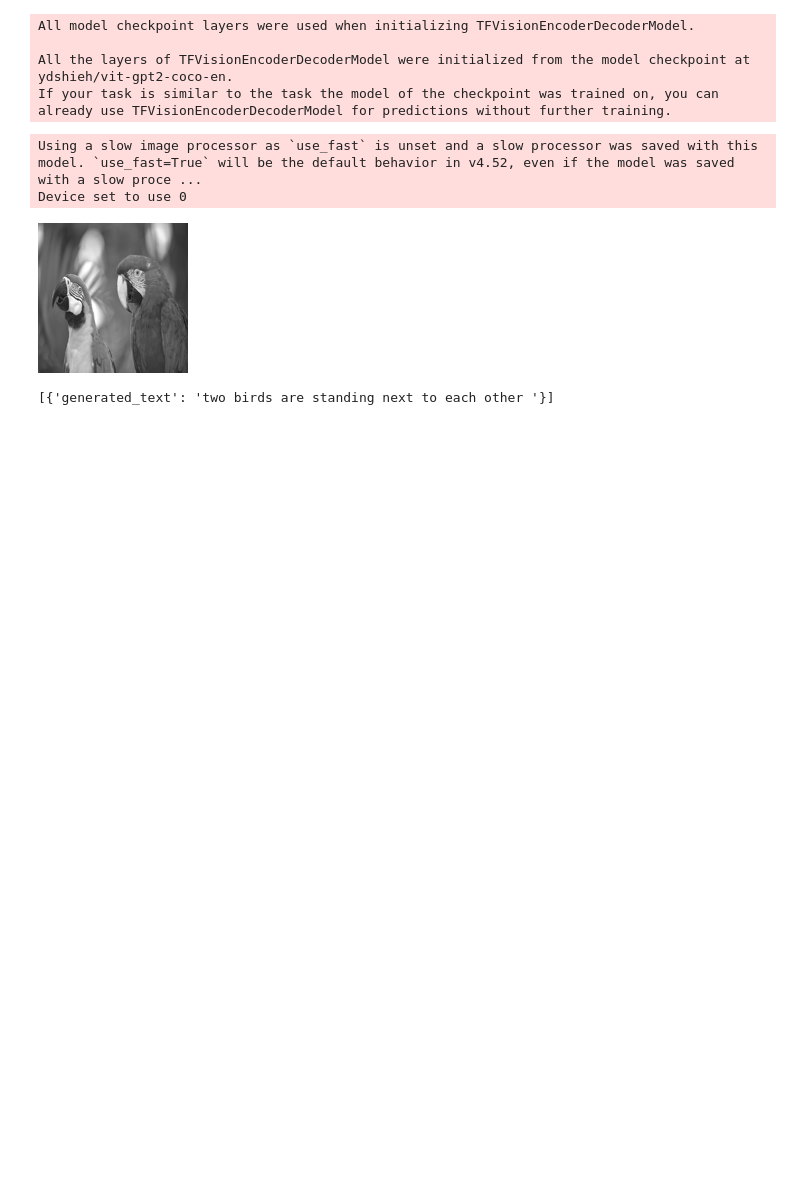
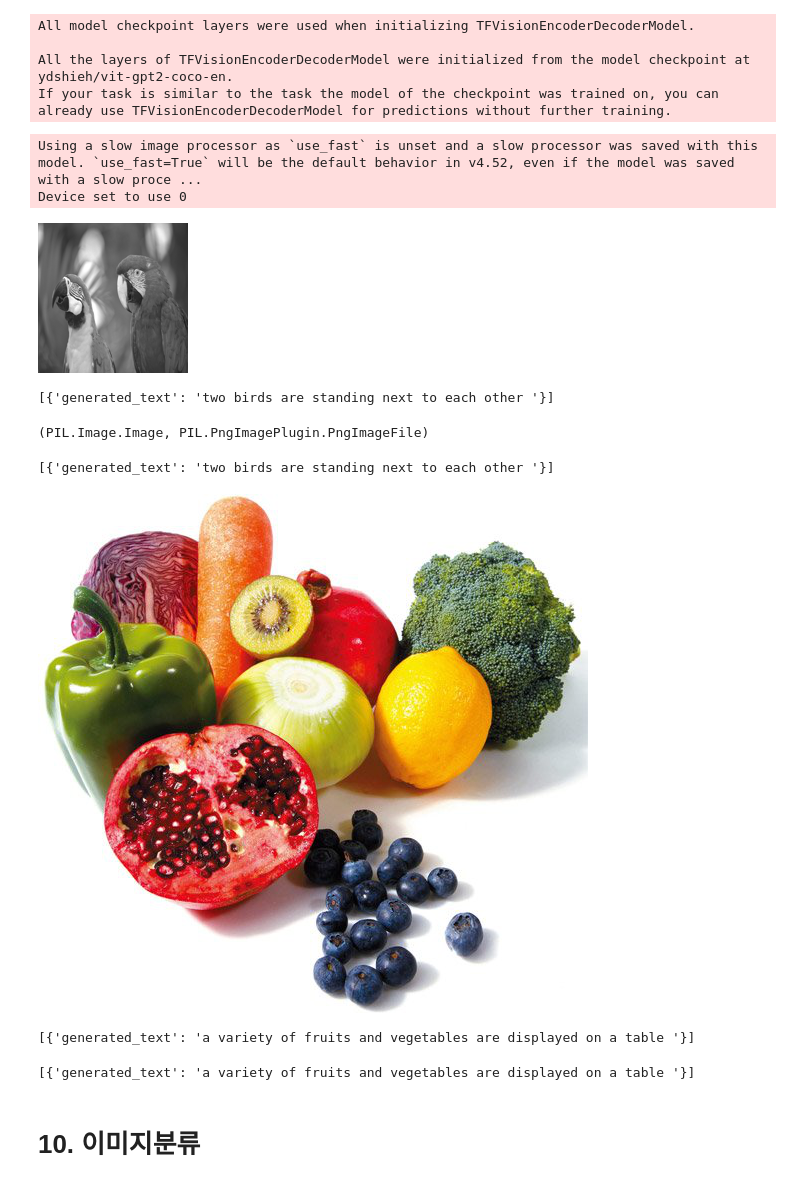
Before and after one commit to onizuka-38/ai_x, a Jupyter notebook: source/08_LLM/ch1_허깅페이스.ipynb, the cells around one changed output. Saved outputs shown, nothing was run; the diff lists cells and outputs as text; code cells hidden in the pictures; blank space fills up the shorter version.

```diff
--- a/source/08_LLM/ch1_허깅페이스.ipynb
+++ b/source/08_LLM/ch1_허깅페이스.ipynb
@@ -326,3 +326,27 @@ small_image
 imagetotext(url, max_new_tokens=30)
 # %% [output]
 [{'generated_text': 'two birds are standing next to each other '}]
+# %%
+type(small_image), type(image)
+# %% [output]
+(PIL.Image.Image, PIL.PngImagePlugin.PngImageFile)
+# %%
+imagetotext(image, max_new_tokens=50)
+# %% [output]
+[{'generated_text': 'two birds are standing next to each other '}]
+# %%
+# 내 PC의 이미지 설명
+image = Image.open('images/fb.jpg')
+image
+# %% [output]
+[figure, added]
+# %%
+imagetotext('images/fb.jpg', max_new_tokens=300)
+# %% [output]
+[{'generated_text': 'a variety of fruits and vegetables are displayed on a table '}]
+# %%
+imagetotext(image, max_new_tokens=30)
+# %% [output]
+[{'generated_text': 'a variety of fruits and vegetables are displayed on a table '}]
+# %% [markdown]
+# 10. 이미지분류
```
